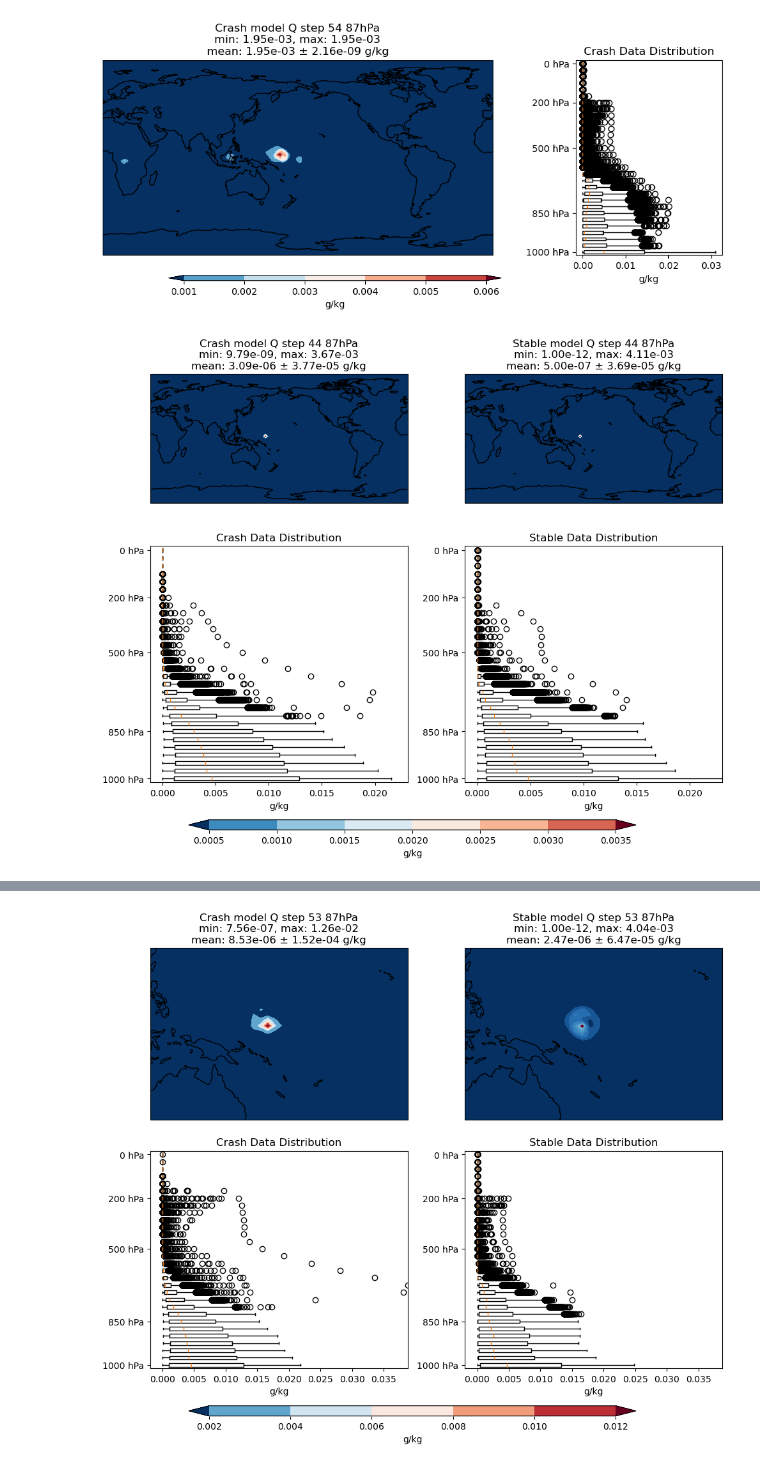
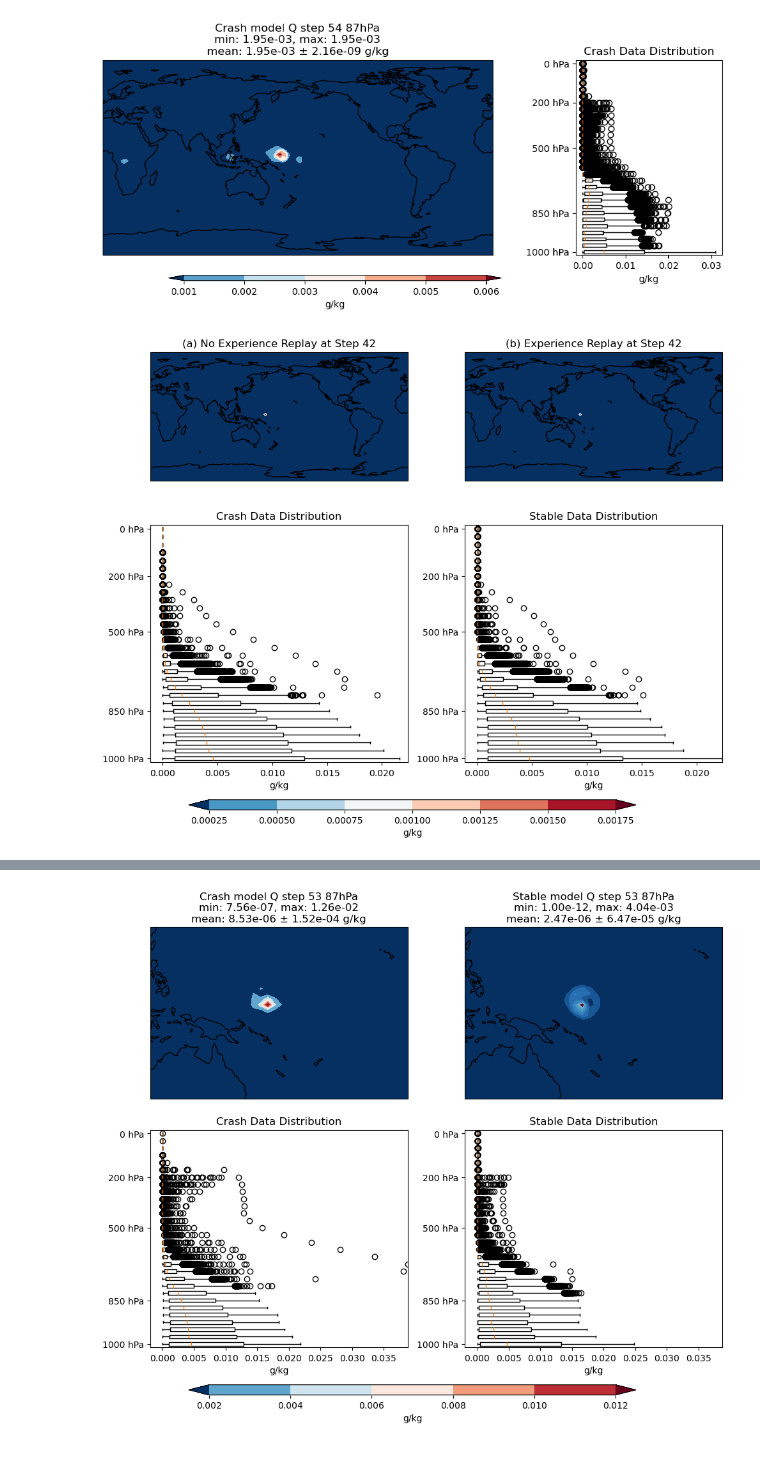
Before and after one commit to chenj209/clima_analysis, a Jupyter notebook: new_analysis/compare_crash.ipynb, the cells around one changed output, grey strips where cells are left out. Drawn from its saved outputs; the diff is of its cells as text; code cells hidden in the pictures.

Commit message:
new analysis plots for paper

```diff
--- a/new_analysis/compare_crash.ipynb
+++ b/new_analysis/compare_crash.ipynb
@@ -248,7 +248,7 @@ plt.show()
 # %% [output]
 [figure]
 # %%
-def plot_model_comparison(step, level, lon_range=None, lat_range=None):
+def plot_model_comparison(step, level, lon_range=None, lat_range=None, label_titles=None):
     levs = np.array([
         3.64346569,   7.59481965,  14.35663225,  24.61222,     38.26829977,
         54.59547974,  72.01245055,  87.82123029, 103.31712663, 121.54724076,
@@ -302,11 +302,17 @@ def plot_model_comparison(step, level, lon_range=None, lat_range=None):
 
     # Plot crash predictions
     im1 = ax1.contourf(lon, lat, crash_data, transform=ccrs.PlateCarree(), cmap='RdBu_r', vmin=vmin, vmax=vmax, extend='both')
-    ax1.set_title(f'Crash model Q step {step} 87hPa\nmin: {crash_data.min():.2e}, max: {crash_data.max():.2e}\nmean: {crash_data.mean():.2e} ± {crash_data.std():.2e} g/kg')
+    if label_titles is None:
+        ax1.set_title(f'Crash model Q step {step} 87hPa\nmin: {crash_data.min():.2e}, max: {crash_data.max():.2e}\nmean: {crash_data.mean():.2e} ± {crash_data.std():.2e} g/kg')
+    else:
+        ax1.set_title(label_titles[0])
 
     # Plot stable predictions
     im2 = ax2.contourf(lon, lat, stable_data, transform=ccrs.PlateCarree(), cmap='RdBu_r', vmin=vmin, vmax=vmax, extend='both')
-    ax2.set_title(f'Stable model Q step {step} 87hPa\nmin: {stable_data.min():.2e}, max: {stable_data.max():.2e}\nmean: {stable_data.mean():.2e} ± {stable_data.std():.2e} g/kg')
+    if label_titles is None:
+        ax2.set_title(f'Stable model Q step {step} 87hPa\nmin: {stable_data.min():.2e}, max: {stable_data.max():.2e}\nmean: {stable_data.mean():.2e} ± {stable_data.std():.2e} g/kg')
+    else:
+        ax2.set_title(label_titles[1])
 
     # Define pressure levels to show
     show_levels = [0, 200, 500, 850, 1000]
@@ -342,7 +348,7 @@ def plot_model_comparison(step, level, lon_range=None, lat_range=None):
 
     plt.tight_layout()
     plt.show()
-# %%
-plot_model_comparison(44, 8)
-# %% [output]
-[figure, removed]
+# %%
+plot_model_comparison(42, 8, label_titles=['(a) No Experience Replay at Step 42', '(b) Experience Replay at Step 42'])
+# %% [output]
+[figure, added]
```
Also changed, not shown: parts of 6 cells of this notebook, 3 other files.
